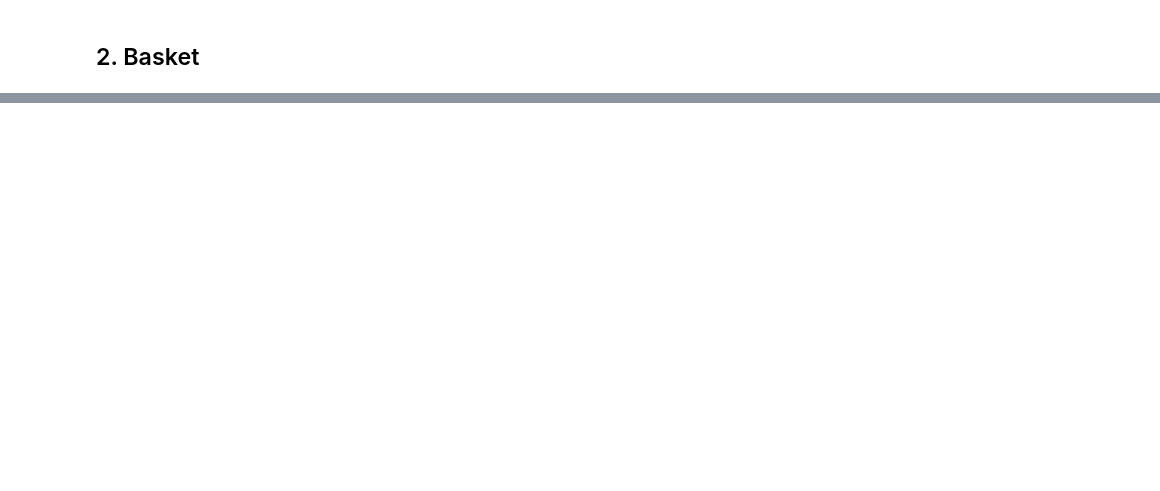
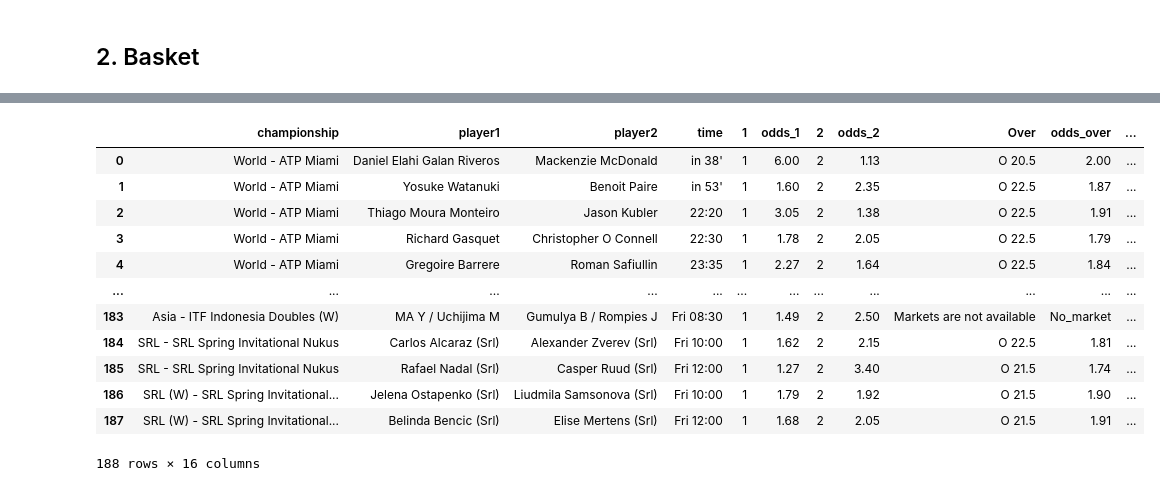
Before and after one commit to panagiotisgia/arbitage_betting, a Jupyter notebook: novibet.ipynb, the cells around one changed output, grey strips where cells are left out. Saved outputs shown, nothing was run; the diff lists cells and outputs as text; code cells hidden in the pictures; blank space fills up the shorter version.

```diff
--- a/novibet.ipynb
+++ b/novibet.ipynb
@@ -186,2 +259,39 @@ sublists_championships = sublists_championships[1:]
+# %%
+# Click the Tennis button
+tennis_button = driver.find_element(By.CSS_SELECTOR, '[class = "svgImage default TENNIS_SINGLES_MATCH medium"]').click()
+
+# Wait for the dailyCoupon_body element to be present on the page
+wait = WebDriverWait(driver, 10)
+daily_coupon_body = wait.until(EC.visibility_of_element_located((By.CLASS_NAME, 'dailyCoupon_body')))
+
+# Extract basketball text
+tennis_string = daily_coupon_body.text
+# %%
+# Create list from the initial string
+initial_list = tennis_string.split('\n')
+
+# Remove first elements of the list not needed
+remove_elements = ['Daily coupon','Football','Tennis','Basketball',
+                   '24 hours','12 hours','3 hours','Popular First','SO']
+
+tennis_list = [x for x in initial_list if x not in remove_elements]
+
+# Use padding for 'Markets are not available'
+index = 0
+while index < len(tennis_list):
+    if tennis_list[index] == 'Markets are not available':
+        tennis_list.insert(index+1, 'No_market')
+        tennis_list.insert(index+2, 'No_market')
+        tennis_list.insert(index+3, 'No_market')
+        index += 4
+    else:
+        index += 1
+# %%
+# Create sublists based on Championship
+championship = [x for x in tennis_list if ' - ' in x]
+index_championship = [i for i,x in enumerate(tennis_list) if ' - ' in x]
+sublists_championships = [tennis_list[i:j] for i, j in zip([0]+index_championship, index_championship + [len(tennis_list)])]
+# Exclude the initial empty list from sublist_championships
+sublists_championships = sublists_championships[1:]
 # %%
 # Create dataframe
@@ -248,0 +357,16 @@ for j in range(len(sublists_championships)):
+# %%
+df_tennis
+# %% [output]
+|  | championship | player1 | player2 | time | 1 | odds_1 | 2 | odds_2 | Over | odds_over | ... |
+| 0 | World - ATP Miami | Daniel Elahi Galan Riveros | Mackenzie McDonald | in 38' | 1 | 6.00 | 2 | 1.13 | O 20.5 | 2.00 | ... |
+| 1 | World - ATP Miami | Yosuke Watanuki | Benoit Paire | in 53' | 1 | 1.60 | 2 | 2.35 | O 22.5 | 1.87 | ... |
+| 2 | World - ATP Miami | Thiago Moura Monteiro | Jason Kubler | 22:20 | 1 | 3.05 | 2 | 1.38 | O 22.5 | 1.91 | ... |
+| 3 | World - ATP Miami | Richard Gasquet | Christopher O Connell | 22:30 | 1 | 1.78 | 2 | 2.05 | O 22.5 | 1.79 | ... |
+| 4 | World - ATP Miami | Gregoire Barrere | Roman Safiullin | 23:35 | 1 | 2.27 | 2 | 1.64 | O 22.5 | 1.84 | ... |
+| ... | ... | ... | ... | ... | ... | ... | ... | ... | ... | ... | ... |
+| 183 | Asia - ITF Indonesia Doubles (W) | MA Y / Uchijima M | Gumulya B / Rompies J | Fri 08:30 | 1 | 1.49 | 2 | 2.50 | Markets are not available | No_market | ... |
+| 184 | ЅRL - SRL Spring Invitational Nukus | Carlos Alcaraz (Srl) | Alexander Zverev (Srl) | Fri 10:00 | 1 | 1.62 | 2 | 2.15 | O 22.5 | 1.81 | ... |
+| 185 | ЅRL - SRL Spring Invitational Nukus | Rafael Nadal (Srl) | Casper Ruud (Srl) | Fri 12:00 | 1 | 1.27 | 2 | 3.40 | O 21.5 | 1.74 | ... |
+| 186 | ЅRL (W) - SRL Spring Invitational... | Jelena Ostapenko (Srl) | Liudmila Samsonova (Srl) | Fri 10:00 | 1 | 1.79 | 2 | 1.92 | O 21.5 | 1.90 | ... |
+| 187 | ЅRL (W) - SRL Spring Invitational... | Belinda Bencic (Srl) | Elise Mertens (Srl) | Fri 12:00 | 1 | 1.68 | 2 | 2.05 | O 21.5 | 1.91 | ... |
+188 rows × 16 columns
```
Also changed, not shown: parts of 6 cells of this notebook, 1 other file.
